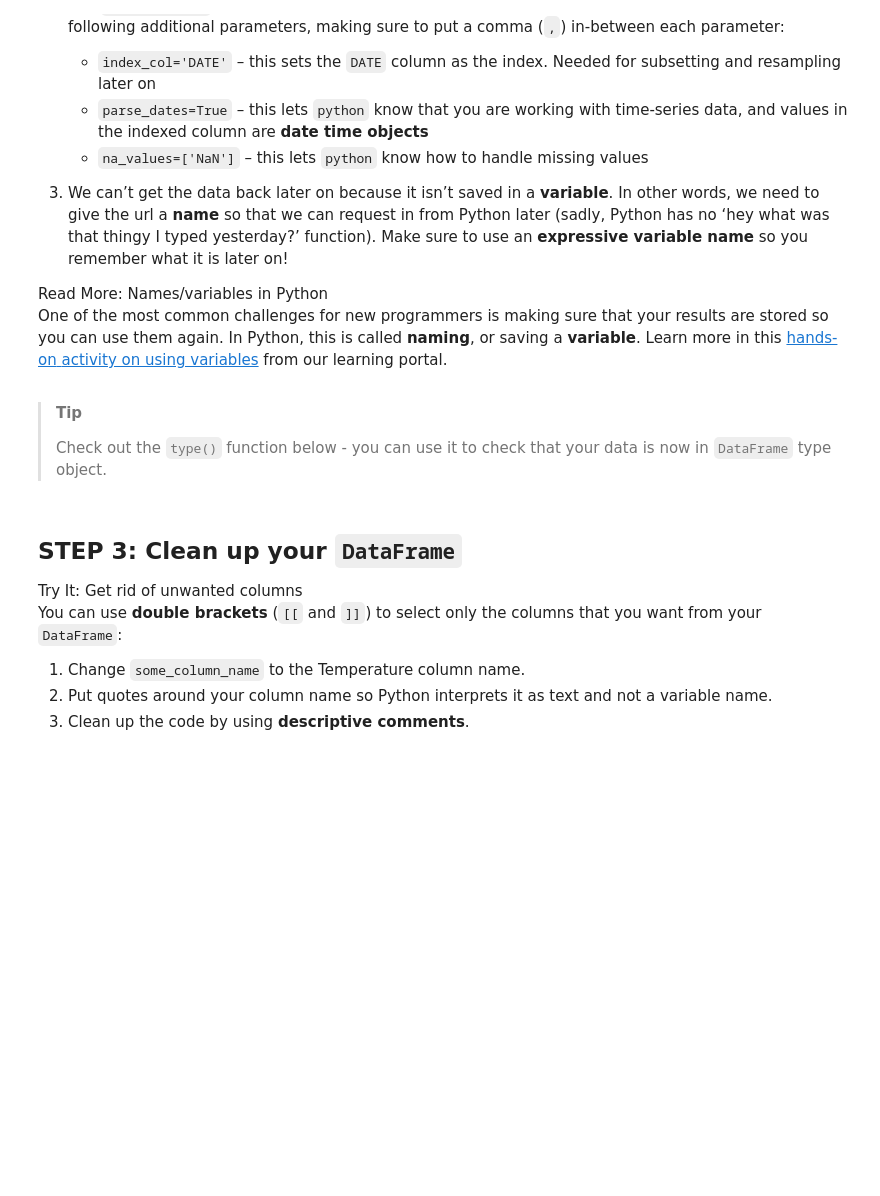
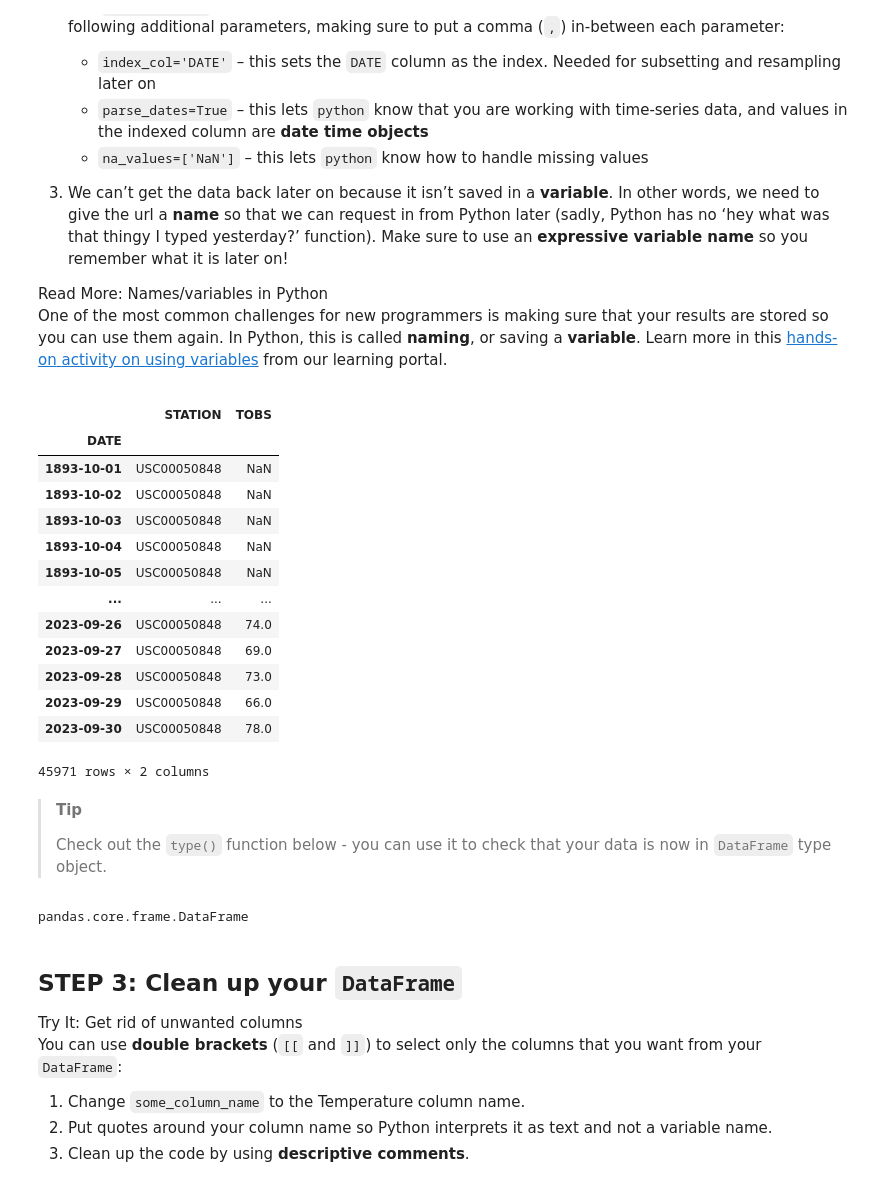
Before and after one commit to earthlab-education/02-climate-ryme1295, a Jupyter notebook: 02-climate-wrangle.ipynb, the cells around one changed output. Drawn from its saved outputs; the diff is of its cells as text; code cells hidden in the pictures; blank space fills up the shorter version.

```diff
--- a/02-climate-wrangle.ipynb
+++ b/02-climate-wrangle.ipynb
@@ -77,8 +77,8 @@ data-__quarto_custom_id="6"></span>.</li>
 # %%
 # Set up project folders
 project = earthpy.Project(
-    'Project Name Here',
-    dirname='data-folder-name-here')
+    'Boulder Climate',
+    dirname='boulder-climate')
 
 # Download data
 project.get_data()
@@ -146,9 +150,27 @@ href="https://www.earthdatascience.org/courses/intro-to-earth-data-science/pytho
 activity on using variables</a> from our learning portal.</p></div></div>
 # %%
 # Load climate data from NCEI
-pd.read_csv(
-    project.project_dir / 'filename.csv'
+boulder_temp_df = pd.read_csv(
+    project.project_dir / 'ncei-climate-boulder.csv',
+    index_col='DATE',
+    parse_dates=True
 )
+boulder_temp_df
+# %% [output]
+|  | STATION | TOBS |
+| DATE |  |  |
+| 1893-10-01 | USC00050848 | NaN |
+| 1893-10-02 | USC00050848 | NaN |
+| 1893-10-03 | USC00050848 | NaN |
+| 1893-10-04 | USC00050848 | NaN |
+| 1893-10-05 | USC00050848 | NaN |
+| ... | ... | ... |
+| 2023-09-26 | USC00050848 | 74.0 |
+| 2023-09-27 | USC00050848 | 69.0 |
+| 2023-09-28 | USC00050848 | 73.0 |
+| 2023-09-29 | USC00050848 | 66.0 |
+| 2023-09-30 | USC00050848 | 78.0 |
+45971 rows × 2 columns
 # %% [markdown]
 > **Tip**
 >
@@ -156,7 +178,9 @@ pd.read_csv(
 > your data is now in `DataFrame` type object.
 # %%
 # Check that data was imported into a pandas DataFrame
-type(climate_df)
+type(boulder_temp_df)
+# %% [output]
+pandas.core.frame.DataFrame
 # %% [markdown]
 ## STEP 3: Clean up your `DataFrame`
 
```
Also changed, not shown: parts of 4 cells of this notebook.
